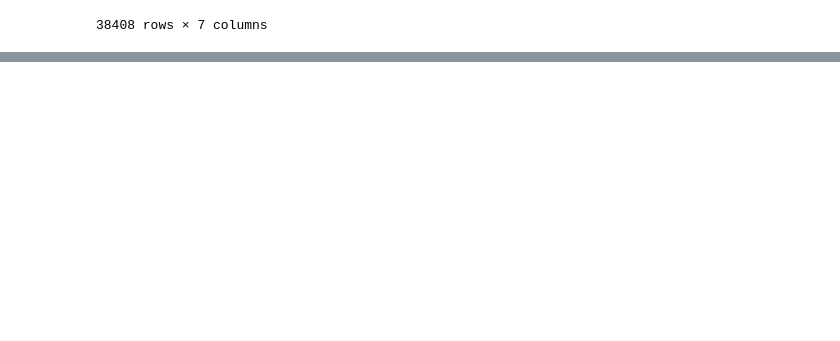
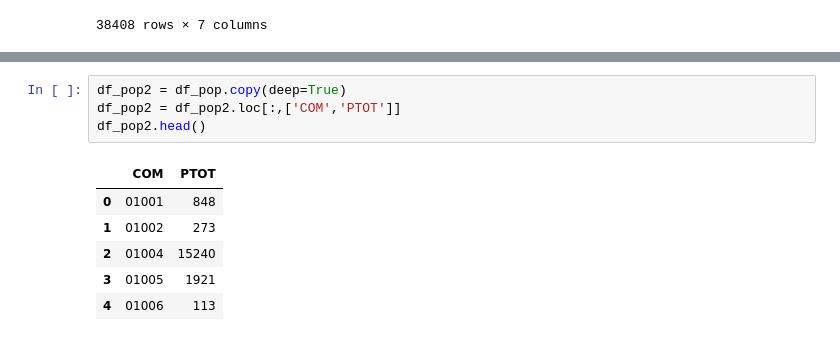
Before and after one commit to naloui1/Dataforgood, a Jupyter notebook: script_nadia.ipynb, the cells around one changed output, grey strips where cells are left out. Drawn from its saved outputs; the diff is of its cells as text; blank space fills up the shorter version.

```diff
--- a/script_nadia.ipynb
+++ b/script_nadia.ipynb
@@ -430,0 +440,11 @@ df_merged
+# %%
+df_pop2 = df_pop.copy(deep=True)
+df_pop2 = df_pop2.loc[:,['COM','PTOT']]
+df_pop2.head()
+# %% [output]
+|  | COM | PTOT |
+| 0 | 01001 | 848 |
+| 1 | 01002 | 273 |
+| 2 | 01004 | 15240 |
+| 3 | 01005 | 1921 |
+| 4 | 01006 | 113 |
```
Also changed, not shown: parts of 11 cells of this notebook, 1 other file.
